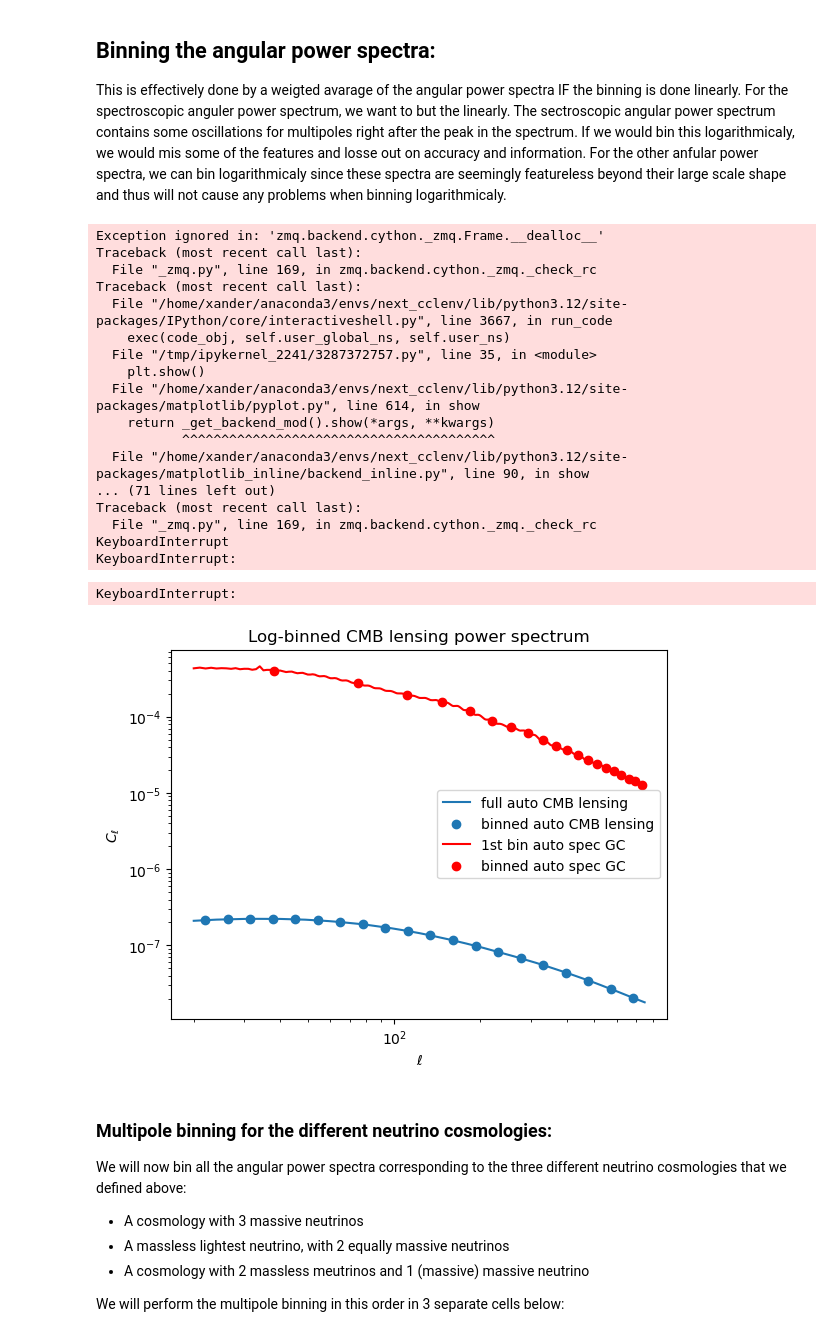
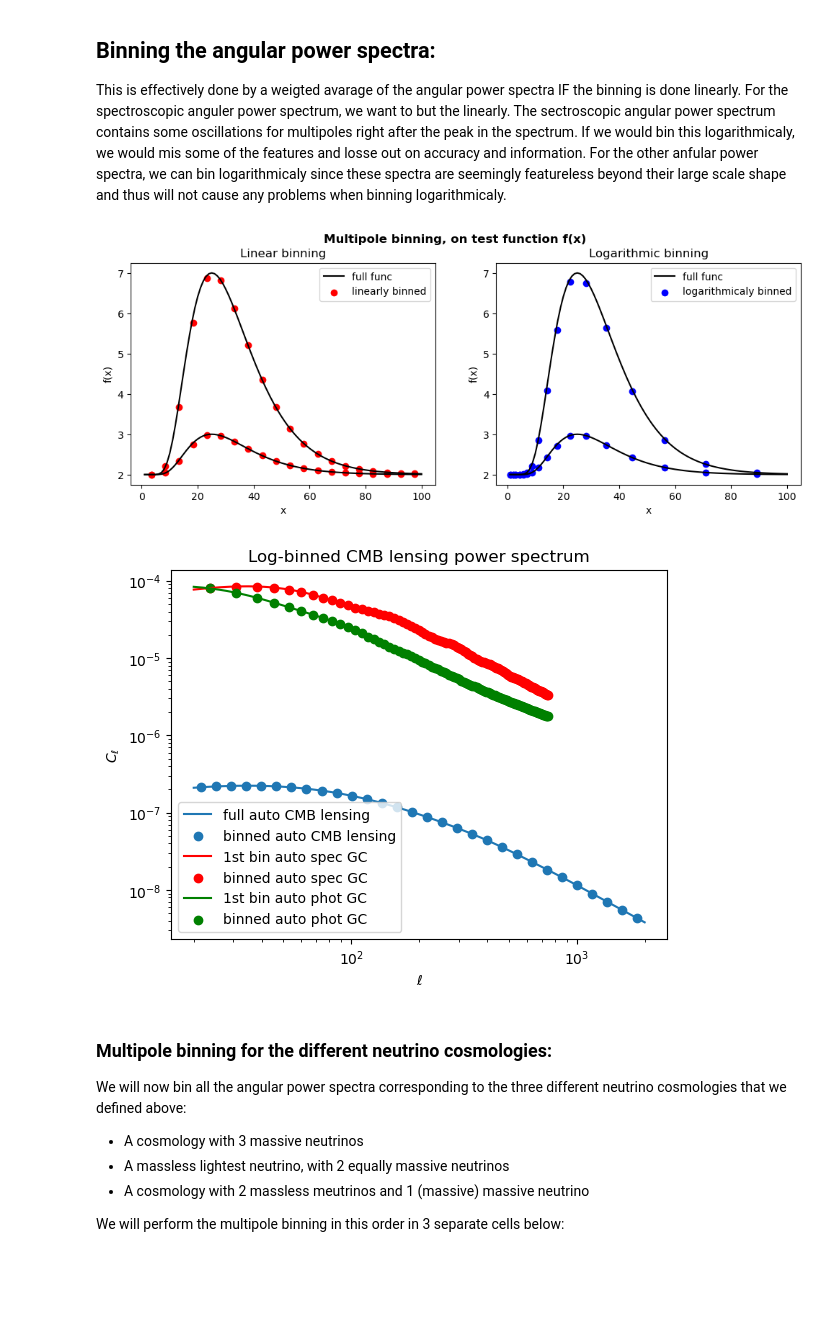
Before and after one commit to XanderHenrik/Masters-Project, a Jupyter notebook: notebooks/identifiability_test.ipynb, the cells around one changed output. Cells and saved outputs as stored; diff of their text form; code cells hidden in the pictures; blank space fills up the shorter version.

```diff
--- a/notebooks/identifiability_test.ipynb
+++ b/notebooks/identifiability_test.ipynb
@@ -250,15 +240,15 @@ Note: we evaluate all the angular power spectra in each of the tomorgaphic bins
 **Nbar should be in steradian; the dimensionless unit of solid angle. 30 galx arcmin^-2 corresponds to 0.3 gal per bin per arcmin^-2; then multiply by 60^2 for degrees, followed by (pi/180)^2 for steradian**
 # %%
 # Define the auto and cross correlations of the CMB lensing tracer with the tracers of the 6x2pt framework:
-lcdm_auto_cmb = {0: ccl.angular_cl(lcdm_cosmo, lcdm_cmb_l_tracer, lcdm_cmb_l_tracer, l, l_limber=1120)}
-lcdm_cmb_wl = {i: ccl.angular_cl(lcdm_cosmo, lcdm_cmb_l_tracer, lcdm_wl_tracer[i], l, l_limber=1120) for i in range(len(phot_tomo_bins))}
-lcdm_cmb_gc_ph = {i: ccl.angular_cl(lcdm_cosmo, lcdm_cmb_l_tracer, lcdm_photo_clus_tracer[i], l, l_limber=1120) for i in range(len(phot_tomo_bins))}
-lcdm_cmb_gc_sp = {i: ccl.angular_cl(lcdm_cosmo, lcdm_cmb_l_tracer, lcdm_spec_clus_tracer[i], l, l_limber=1120) for i in range(len(spec_tomo_bins))}
+lcdm_auto_cmb = {0: ccl.angular_cl(lcdm_cosmo, lcdm_cmb_l_tracer, lcdm_cmb_l_tracer, l_lensing)}
+lcdm_cmb_wl = {i: ccl.angular_cl(lcdm_cosmo, lcdm_cmb_l_tracer, lcdm_wl_tracer[i], l_lensing) for i in range(len(phot_tomo_bins))}
+lcdm_cmb_gc_ph = {i: ccl.angular_cl(lcdm_cosmo, lcdm_cmb_l_tracer, lcdm_photo_clus_tracer[i], l) for i in range(len(phot_tomo_bins))}
+lcdm_cmb_gc_sp = {i: ccl.angular_cl(lcdm_cosmo, lcdm_cmb_l_tracer, lcdm_spec_clus_tracer[i], l) for i in range(len(spec_tomo_bins))}
 
 # For the gaussian covariance, we also need the angular power spectra of the auto-correlations of the tracers:
-lcdm_auto_gc_ph = {(i, j): ccl.angular_cl(lcdm_cosmo, lcdm_photo_clus_tracer[i], lcdm_photo_clus_tracer[j], l, l_limber=1120) for i in range(len(phot_tomo_bins)) for j in (np.arange(i, i + 3).tolist() if i <= 2 else np.arange(i, len(phot_tomo_bins)).tolist())}
-lcdm_auto_gc_sp = {i: ccl.angular_cl(lcdm_cosmo, lcdm_spec_clus_tracer[i], lcdm_spec_clus_tracer[i], l, l_limber=1120) for i in range(len(spec_tomo_bins))}
-lcdm_auto_wl = {(i, j): ccl.angular_cl(lcdm_cosmo, lcdm_wl_tracer[i], lcdm_wl_tracer[j], l, l_limber=1120) for i in range(len(phot_tomo_bins)) for j in (np.arange(i, len(phot_tomo_bins)).tolist())}
+lcdm_auto_wl = {(i, j): ccl.angular_cl(lcdm_cosmo, lcdm_wl_tracer[i], lcdm_wl_tracer[j], l_lensing) for i in range(len(phot_tomo_bins)) for j in (np.arange(i, len(phot_tomo_bins)).tolist())}
+lcdm_auto_gc_ph = {(i, j): ccl.angular_cl(lcdm_cosmo, lcdm_photo_clus_tracer[i], lcdm_photo_clus_tracer[j], l) for i in range(len(phot_tomo_bins)) for j in (np.arange(i, i + 3).tolist() if i <= (len(phot_tomo_bins) -4) else np.arange(i, len(phot_tomo_bins)).tolist())}
+lcdm_auto_gc_sp = {i: ccl.angular_cl(lcdm_cosmo, lcdm_spec_clus_tracer[i], lcdm_spec_clus_tracer[i], l) for i in range(len(spec_tomo_bins))}
 
 # The noise types accompanying the angular power spectra:
 # Poisson error for galaxy clustering noise, point sources tracing homogeneous background field:
@@ -266,13 +256,13 @@ noise_gc = 1/n_bar * np.ones_like(l)
 
 # Combined Poisson and Gaussian error for the point source distributions and Gaussian shear of galaxy shapes:
 sigma_e = 0.28 # sigma_e_squared, the intrinsic shape noise per ellipticity component
-noise_wl = (sigma_e**2)/n_bar * np.ones_like(l)
+noise_wl = (sigma_e**2)/n_bar * np.ones_like(l_lensing)
 
 # For the CMB lensing noise we reference the method of Planck, resulting in:
 noise_cmb_l = np.loadtxt('/home/xander/Masters-Project/notebooks/cmb_noise_Planck.txt')[:, 1]
 
 # Check the order of magnitude of the noise in the probes:
-print(f'The noise in the probes if of order: \nGC: {noise_gc[0]} \nWL {noise_wl[0]} \nCMB L {noise_cmb_l[0]}')
+# print(f'The noise in the probes if of order: \nGC: {noise_gc[0]} \nWL {noise_wl[0]} \nCMB L {noise_cmb_l[0]}')
 
 # print(lcdm_auto_wl.keys())
 # print(lcdm_auto_gc_ph.keys())
@@ -587,7 +561,9 @@ For the other anfular power spectra, we can bin logarithmicaly since these spect
 # Here we (re)define the binning function to cover both the linear and logarithmic binning:
 
 # Take the number of bins to be 20:
-N_l = 20
+N_l_cmb = 30
+N_l_wl = 30
+N_l_gc = 100
 
 def bin_multipoles_CL(l, CL, N_l, type="linear"): # For logarithmic binning, take type='log'
     """
@@ -682,57 +658,37 @@ axes[1].set_xlabel("x")
 axes[1].set_ylabel("f(x)")
 
 plt.show()
-
-example = {(0, 0): "bread", (0, 1): "phoney ham", (1, 1): "cheese"}
-print(example[key] for key in example.keys() if key[0] == key[1] else '')
 # %% [output]
-Exception ignored in: 'zmq.backend.cython._zmq.Frame.__dealloc__'
-Traceback (most recent call last):
-  File "_zmq.py", line 169, in zmq.backend.cython._zmq._check_rc
-Traceback (most recent call last):
-  File "/home/xander/anaconda3/envs/next_cclenv/lib/python3.12/site-packages/IPython/core/interactiveshell.py", line 3667, in run_code
-    exec(code_obj, self.user_global_ns, self.user_ns)
-  File "/tmp/ipykernel_2241/3287372757.py", line 35, in <module>
-    plt.show()
-  File "/home/xander/anaconda3/envs/next_cclenv/lib/python3.12/site-packages/matplotlib/pyplot.py", line 614, in show
-    return _get_backend_mod().show(*args, **kwargs)
-           ^^^^^^^^^^^^^^^^^^^^^^^^^^^^^^^^^^^^^^^^
-  File "/home/xander/anaconda3/envs/next_cclenv/lib/python3.12/site-packages/matplotlib_inline/backend_inline.py", line 90, in show
-... (71 lines left out)
-Traceback (most recent call last):
-  File "_zmq.py", line 169, in zmq.backend.cython._zmq._check_rc
-KeyboardInterrupt
-KeyboardInterrupt:
-KeyboardInterrupt:
+[figure, added]
 # %%
 # Bin the angular power spectra, using the function bin_multipoles_CL defined above:
 # First we bin the angular power spectra that correspond to the LCDM cosmology:
-log_lik_l, binned_lcdm_auto_cmb, dof_lcdm_auto_cmb = bin_multipoles_CL(l, lcdm_auto_cmb, N_l, type="log")
-binned_lcdm_cmb_wl, dof_lcdm_cmb_wl = bin_multipoles_CL(l, lcdm_cmb_wl, N_l, type="log")[1:]
-binned_lcdm_cmb_gc_ph, dof_lcdm_cmb_gc_ph = bin_multipoles_CL(l, lcdm_cmb_gc_ph, N_l, type="log")[1:]
-linear_l, binned_lcdm_cmb_gc_sp, dof_lcdm_cmb_gc_sp = bin_multipoles_CL(l, lcdm_auto_gc_sp, N_l)
+log_like_l, binned_lcdm_auto_cmb, dof_lcdm_auto_cmb = bin_multipoles_CL(l_lensing, lcdm_auto_cmb, N_l_cmb, type="log")
+binned_lcdm_cmb_wl, dof_lcdm_cmb_wl = bin_multipoles_CL(l_lensing, lcdm_cmb_wl, N_l_wl, type="log")[1:]
+binned_lcdm_cmb_gc_ph, dof_lcdm_cmb_gc_ph = bin_multipoles_CL(l, lcdm_cmb_gc_ph, N_l=N_l_gc)[1:]
+linear_l, binned_lcdm_cmb_gc_sp, dof_lcdm_cmb_gc_sp = bin_multipoles_CL(l, lcdm_auto_gc_sp, N_l=N_l_gc)
 
-# binned_lcdm_auto_gc_ph, dof_lcdm_auto_gc_ph = bin_multipoles_CL(l, [lcdm_auto_gc_ph[key] for key in lcdm_auto_gc_ph.keys() if key[0] == key[1]], N_l, type="log")[1:]
-binned_lcdm_auto_gc_ph, dof_lcdm_auto_gc_ph = bin_multipoles_CL(l, [lcdm_auto_gc_ph[i, i] for i in range(len(phot_tomo_bins))], N_l, type="log")[1:]
-binned_lcdm_auto_gc_sp, dof_lcdm_auto_gc_sp = bin_multipoles_CL(l, lcdm_auto_gc_sp, N_l)[1:]
-binned_lcdm_auto_wl, dof_lcdm_auto_wl = bin_multipoles_CL(l, [lcdm_auto_wl[i, i] for i in range(len(phot_tomo_bins))], N_l, type="log")[1:]
-# binned_lcdm_auto_wl, dof_lcdm_auto_wl = bin_multipoles_CL(l, [lcdm_auto_wl[key] for key in lcdm_auto_wl.keys() if key[0] == key[1]], N_l, type="log")[1:]
+binned_lcdm_auto_wl, dof_lcdm_auto_wl = bin_multipoles_CL(l_lensing, [lcdm_auto_wl[(i, i)] for i in range(len(phot_tomo_bins))], N_l_wl, type="log")[1:]
+binned_lcdm_auto_gc_ph, dof_lcdm_auto_gc_ph = bin_multipoles_CL(l, [lcdm_auto_gc_ph[(i, i)] for i in range(len(phot_tomo_bins))], N_l=N_l_gc)[1:]
+binned_lcdm_auto_gc_sp, dof_lcdm_auto_gc_sp = bin_multipoles_CL(l, lcdm_auto_gc_sp, N_l=N_l_gc)[1:]
 
 plt.figure()
 plt.title("Log-binned CMB lensing power spectrum")
-plt.loglog(l, lcdm_auto_cmb[0], label='full auto CMB lensing')
-plt.scatter(log_lik_l, binned_lcdm_auto_cmb[0], label='binned auto CMB lensing')
+plt.loglog(l_lensing, lcdm_auto_cmb[0], label='full auto CMB lensing')
+plt.scatter(log_like_l, binned_lcdm_auto_cmb[0], label='binned auto CMB lensing')
 plt.plot(l, lcdm_auto_gc_sp[0], color='r', label='1st bin auto spec GC')
 plt.scatter(linear_l, binned_lcdm_auto_gc_sp[0], color='r', label='binned auto spec GC')
+plt.plot(l, lcdm_auto_gc_ph[0, 0], color='green', label='1st bin auto phot GC')
+plt.scatter(linear_l, binned_lcdm_auto_gc_ph[0], color='green', label='binned auto phot GC')
 plt.xlabel(r"$\ell$")
 plt.ylabel(r"$C_{\ell}$")
 plt.legend()
 plt.show()
 
 # print("linear l:", linear_l)
 # print("log_lik_l:", log_lik_l)
 # %% [output]
-[figure, old version]
+[figure, new version]
 # %% [markdown]
 ### Multipole binning for the different neutrino cosmologies:
 We will now bin all the angular power spectra corresponding to the three different neutrino cosmologies that we defined above:
```
Also changed, not shown: parts of 36 cells of this notebook.
